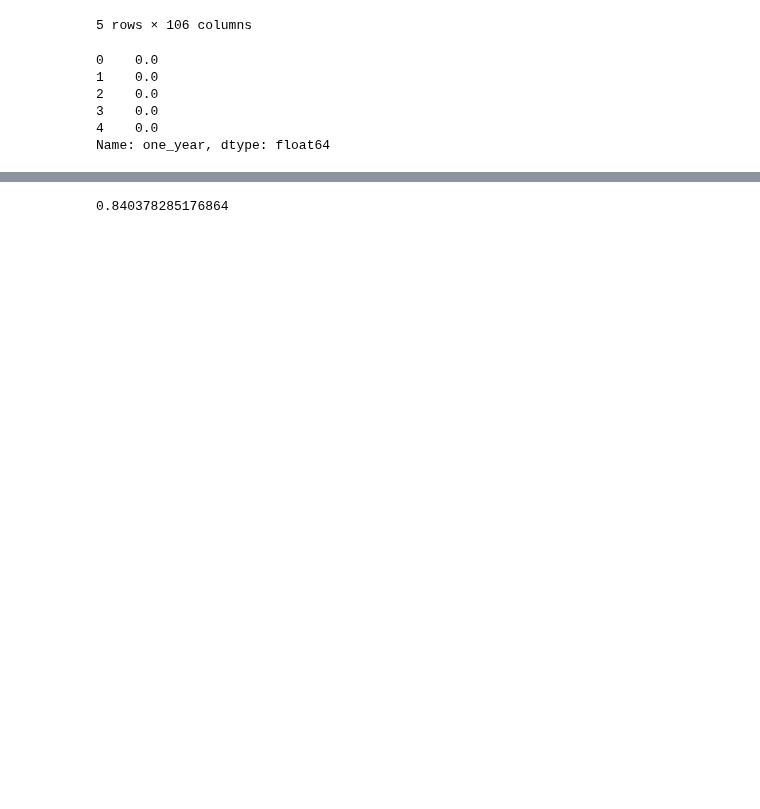
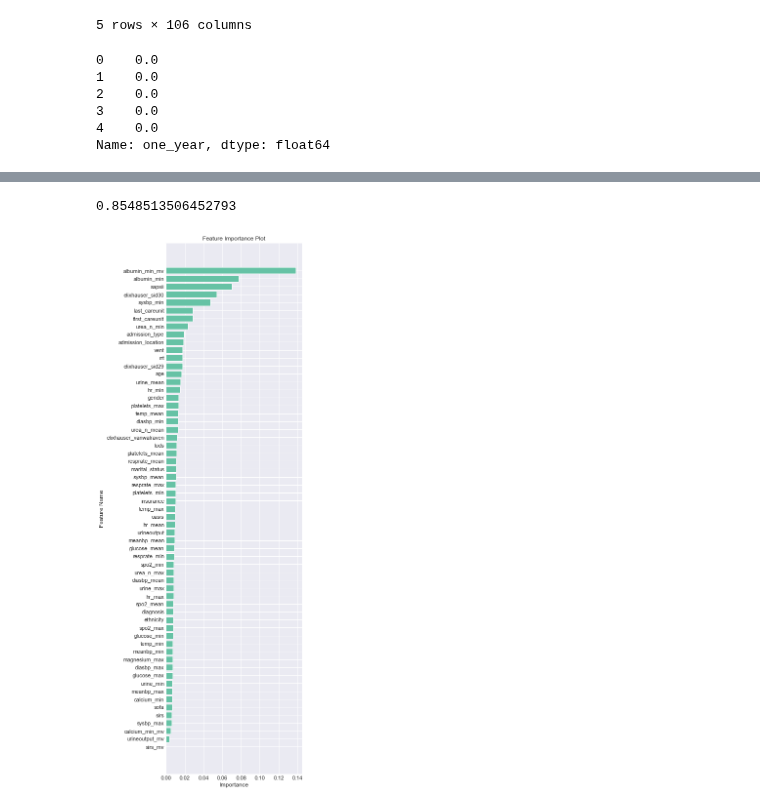
Before and after one commit to NicolasHu11/Short-Long-Term-Mortality-Prediction, a Jupyter notebook: Process Books/4-1 Xgboost Decision Tree 1 year Mortality.ipynb, the cells around one changed output, grey strips where cells are left out. Cells and saved outputs as stored; diff of their text form; code cells hidden in the pictures; blank space fills up the shorter version.

```diff
--- a/Process Books/4-1 Xgboost Decision Tree 1 year Mortality.ipynb
+++ b/Process Books/4-1 Xgboost Decision Tree 1 year Mortality.ipynb
@@ -134,8 +134,8 @@ y_train.head()
 Name: one_year, dtype: float64
 # %%
 param_grid = {
-    'learning_rate' : list(np.logspace(-5,1,5)),
-    'n_estimators'  : list(np.linspace(60,150,10).astype(int))
+    'learning_rate' : list(np.linspace(0.1,0.5,5)),
+    'n_estimators'  : list(np.logspace(1,3,3).astype(int))
 }
 model = GridSearchCV(
     estimator = XGBClassifier(verbosity=2),
@@ -144,5 +144,5 @@ model = GridSearchCV(
     verbose = 3,
     scoring = 'accuracy',
     cv = 5
-).fit(X_train,y_train)
+).fit(X_train,y_train,get_weights(y_train.values))
 # %% [output]
@@ -158,4 +157,4 @@ np.savetxt("plot metric/y_score_1y_xgboost.csv", ypred[:,1], delimiter=",")
 # %%
 best_model.score(X_test,y_test)
 # %% [output]
-0.840378285176864
+0.8548513506452793
@@ -182,0 +161,7 @@ for t_in,v_in in skf.split(X,y30):
+# %%
+%run ImportPlotFunctions.ipynb
+name = X_train.columns
+weight = best_model.feature_importances_
+feature_importance_bar(name,weight,drop_botn = 45)
+# %% [output]
+[figure, added]
```
Also changed, not shown: parts of 5 cells of this notebook, 3 other files.
